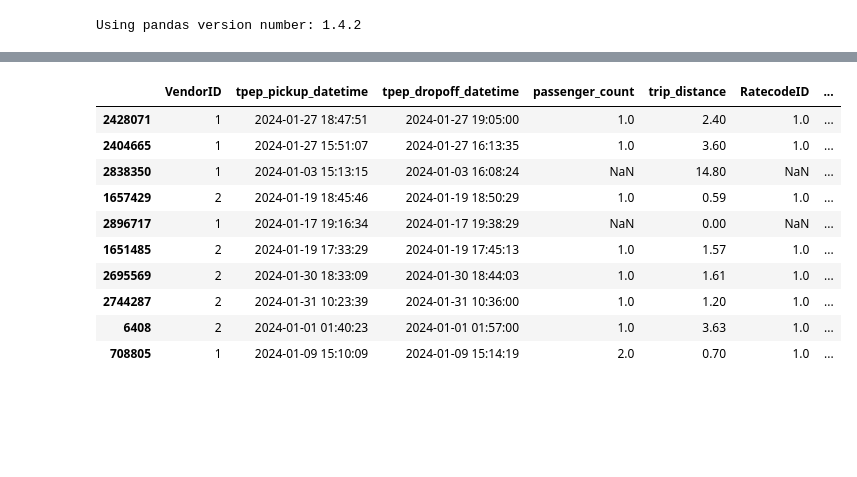
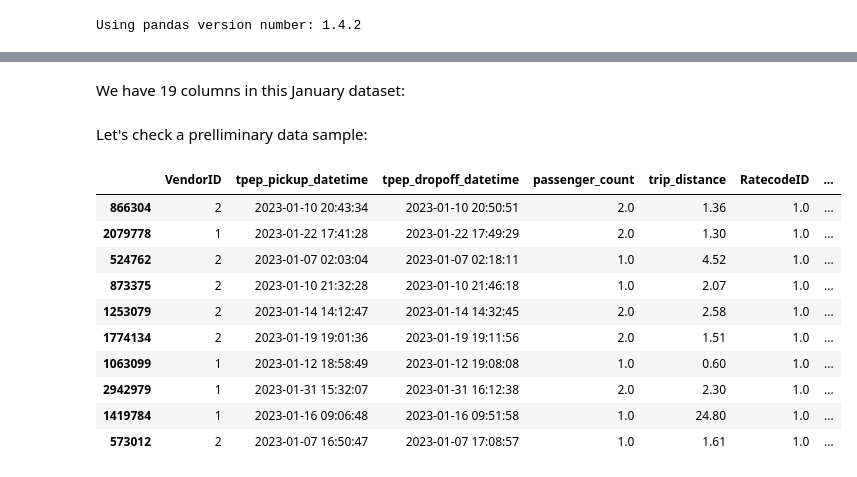
Before and after one commit to Javier-HAZ/ml-operational, a Jupyter notebook: intro/homework.ipynb, the cells around one changed output, grey strips where cells are left out. Cells and saved outputs as stored; diff of their text form; code cells hidden in the pictures; blank space fills up the shorter version.

Commit message:
Added: New data sources and homework sln

```diff
--- a/intro/homework.ipynb
+++ b/intro/homework.ipynb
@@ -7,2 +15,3 @@ Using pandas version number: 1.4.2
 # %%
-data = pd.read_parquet("https://d37ci6vzurychx.cloudfront.net/trip-data/yellow_tripdata_2024-01.parquet")
+data_january = pd.read_parquet("https://d37ci6vzurychx.cloudfront.net/trip-data/yellow_tripdata_2023-01.parquet")
+data_january.info()
@@ -9,14 +36,18 @@ data = pd.read_parquet("https://d37ci6vzurychx.cloudfront.net/trip-data/yellow_t
+# %% [markdown]
+We have 19 columns in this January dataset:
+# %% [markdown]
+Let's check a prelliminary data sample:
 # %%
-data.sample(10)
+data_january.sample(10)
 # %% [output]
 |  | VendorID | tpep_pickup_datetime | tpep_dropoff_datetime | passenger_count | trip_distance | RatecodeID | ... |
-| 2428071 | 1 | 2024-01-27 18:47:51 | 2024-01-27 19:05:00 | 1.0 | 2.40 | 1.0 | ... |
-| 2404665 | 1 | 2024-01-27 15:51:07 | 2024-01-27 16:13:35 | 1.0 | 3.60 | 1.0 | ... |
-| 2838350 | 1 | 2024-01-03 15:13:15 | 2024-01-03 16:08:24 | NaN | 14.80 | NaN | ... |
-| 1657429 | 2 | 2024-01-19 18:45:46 | 2024-01-19 18:50:29 | 1.0 | 0.59 | 1.0 | ... |
-| 2896717 | 1 | 2024-01-17 19:16:34 | 2024-01-17 19:38:29 | NaN | 0.00 | NaN | ... |
-| 1651485 | 2 | 2024-01-19 17:33:29 | 2024-01-19 17:45:13 | 1.0 | 1.57 | 1.0 | ... |
-| 2695569 | 2 | 2024-01-30 18:33:09 | 2024-01-30 18:44:03 | 1.0 | 1.61 | 1.0 | ... |
-| 2744287 | 2 | 2024-01-31 10:23:39 | 2024-01-31 10:36:00 | 1.0 | 1.20 | 1.0 | ... |
-| 6408 | 2 | 2024-01-01 01:40:23 | 2024-01-01 01:57:00 | 1.0 | 3.63 | 1.0 | ... |
-| 708805 | 1 | 2024-01-09 15:10:09 | 2024-01-09 15:14:19 | 2.0 | 0.70 | 1.0 | ... |
+| 866304 | 2 | 2023-01-10 20:43:34 | 2023-01-10 20:50:51 | 2.0 | 1.36 | 1.0 | ... |
+| 2079778 | 1 | 2023-01-22 17:41:28 | 2023-01-22 17:49:29 | 2.0 | 1.30 | 1.0 | ... |
+| 524762 | 2 | 2023-01-07 02:03:04 | 2023-01-07 02:18:11 | 1.0 | 4.52 | 1.0 | ... |
+| 873375 | 2 | 2023-01-10 21:32:28 | 2023-01-10 21:46:18 | 1.0 | 2.07 | 1.0 | ... |
+| 1253079 | 2 | 2023-01-14 14:12:47 | 2023-01-14 14:32:45 | 2.0 | 2.58 | 1.0 | ... |
+| 1774134 | 2 | 2023-01-19 19:01:36 | 2023-01-19 19:11:56 | 2.0 | 1.51 | 1.0 | ... |
+| 1063099 | 1 | 2023-01-12 18:58:49 | 2023-01-12 19:08:08 | 1.0 | 0.60 | 1.0 | ... |
+| 2942979 | 1 | 2023-01-31 15:32:07 | 2023-01-31 16:12:38 | 2.0 | 2.30 | 1.0 | ... |
+| 1419784 | 1 | 2023-01-16 09:06:48 | 2023-01-16 09:51:58 | 1.0 | 24.80 | 1.0 | ... |
+| 573012 | 2 | 2023-01-07 16:50:47 | 2023-01-07 17:08:57 | 1.0 | 1.61 | 1.0 | ... |
```
Also changed, not shown: parts of 30 cells of this notebook, 4 other files.
